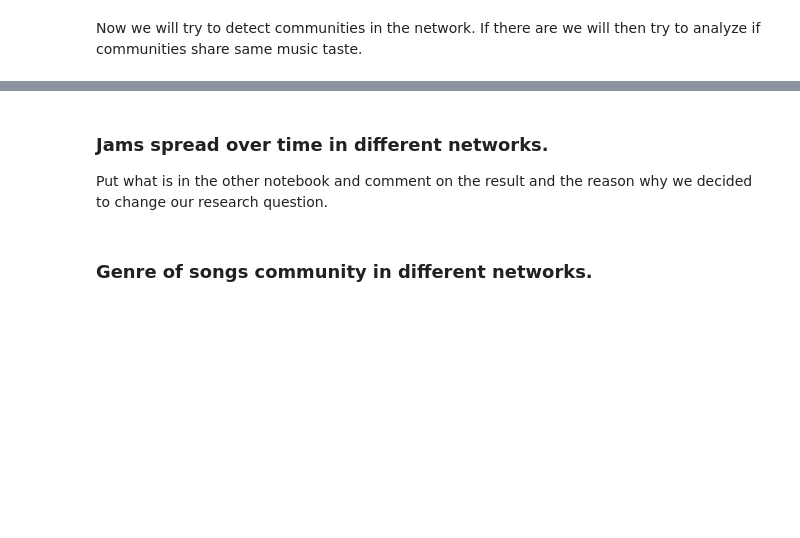
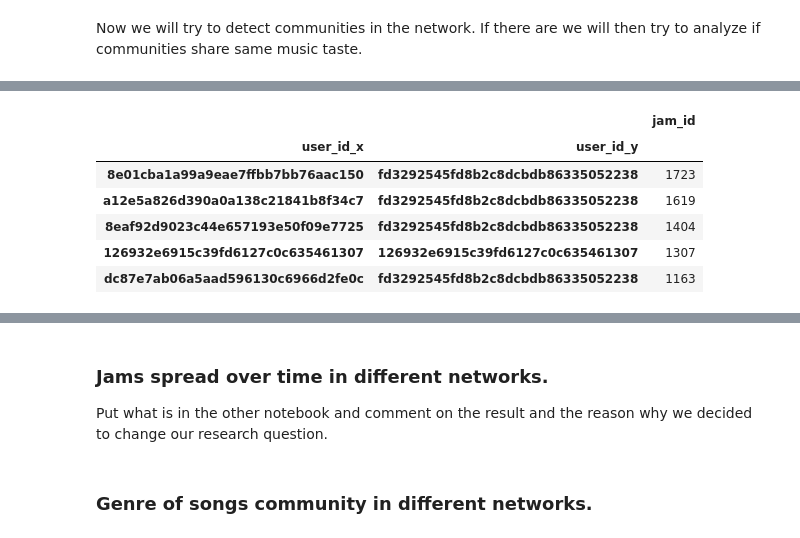
Before and after one commit to AWehenkel/NTDS-Project, a Jupyter notebook: FinalStory.ipynb, the cells around one changed output, grey strips where cells are left out. Cells and saved outputs as stored; diff of their text form; code cells hidden in the pictures; blank space fills up the shorter version.

```diff
--- a/FinalStory.ipynb
+++ b/FinalStory.ipynb
@@ -163,4 +188,13 @@ comms = nx.algorithms.community.asyn_lpa_communities(G)
 # %%
 merge = likes.merge(data[['jam_id','user_id']],on='jam_id')
 groups = merge.groupby(['user_id_x','user_id_y']).count()
+G_w = G
 groups.sort_values(by='jam_id',ascending=False).head()
+# %% [output]
+|  |  | jam_id |
+| user_id_x | user_id_y |  |
+| 8e01cba1a99a9eae7ffbb7bb76aac150 | fd3292545fd8b2c8dcbdb86335052238 | 1723 |
+| a12e5a826d390a0a138c21841b8f34c7 | fd3292545fd8b2c8dcbdb86335052238 | 1619 |
+| 8eaf92d9023c44e657193e50f09e7725 | fd3292545fd8b2c8dcbdb86335052238 | 1404 |
+| 126932e6915c39fd6127c0c635461307 | 126932e6915c39fd6127c0c635461307 | 1307 |
+| dc87e7ab06a5aad596130c6966d2fe0c | fd3292545fd8b2c8dcbdb86335052238 | 1163 |
```
Also changed, not shown: parts of 17 cells of this notebook.
